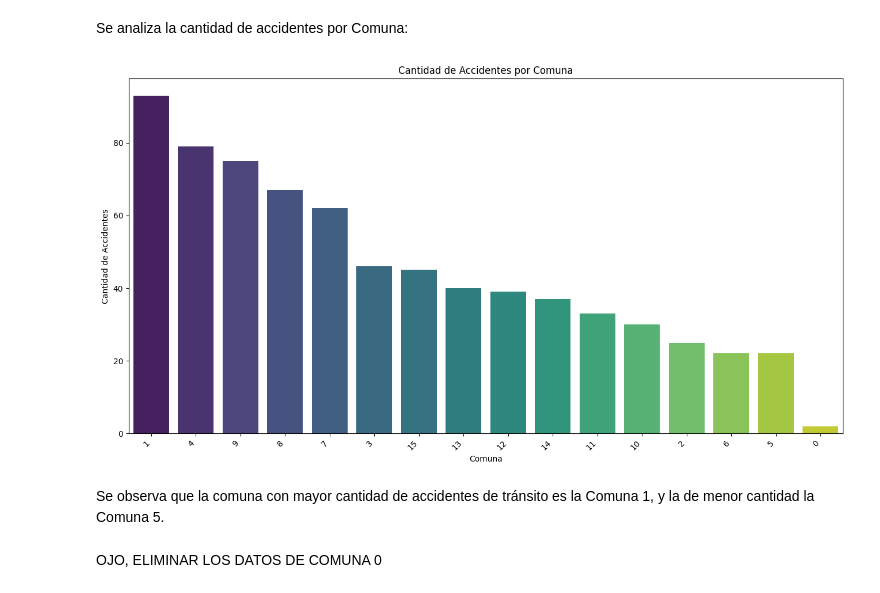
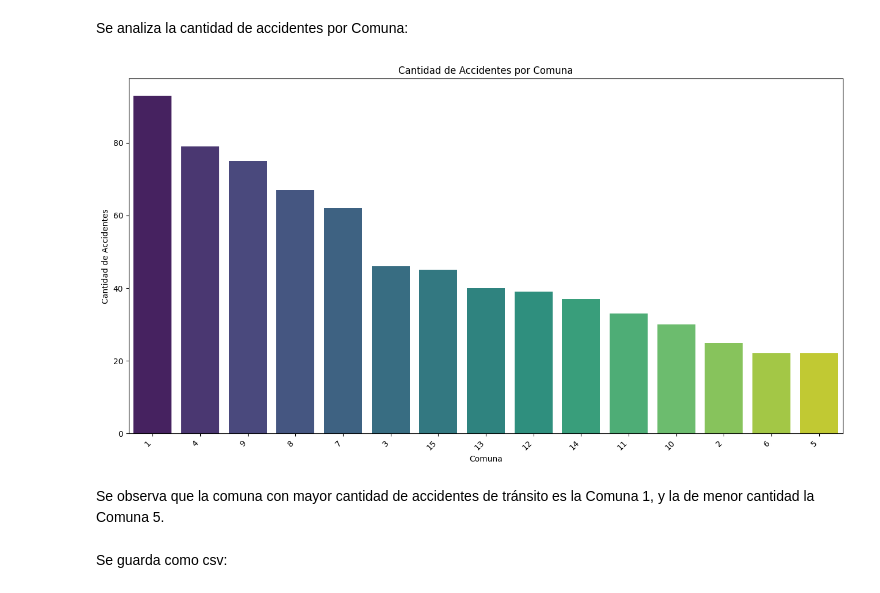
Before and after one commit to camillaneza/PI2_Siniestros_Viales, a Jupyter notebook: EDA.ipynb, the cells around one changed output. Cells and saved outputs as stored; diff of their text form; code cells hidden in the pictures.

```diff
--- a/EDA.ipynb
+++ b/EDA.ipynb
@@ -235,16 +232,19 @@ Con esos gráficos se puede observar que la mayor cantidad de víctimas fueron a
 # %% [markdown]
 Se analiza la cantidad de accidentes por Comuna:
 # %%
+
+df_sin_comuna_0 = df_homicidios[df_homicidios['COMUNA'] != 0]
+
 plt.figure(figsize=(16, 8))
-sns.countplot(x='COMUNA', data=df_homicidios, order=df_homicidios['COMUNA'].value_counts().index, palette='viridis')
+sns.countplot(x='COMUNA', data=df_sin_comuna_0, order=df_sin_comuna_0['COMUNA'].value_counts().index, palette='viridis')
 plt.title('Cantidad de Accidentes por Comuna')
 plt.xlabel('Comuna')
 plt.ylabel('Cantidad de Accidentes')
 plt.xticks(rotation=45, ha='right')
 plt.show()
 # %% [output]
-[figure, old version]
+[figure, new version]
 # %% [markdown]
 Se observa que la comuna con mayor cantidad de accidentes de tránsito es la Comuna 1, y la de menor cantidad la Comuna 5.
-# %% [markdown]
-OJO, ELIMINAR LOS DATOS DE COMUNA 0
+# %% [markdown]
+Se guarda como csv:
```
Also changed, not shown: parts of 2 cells of this notebook, 1 other file.
